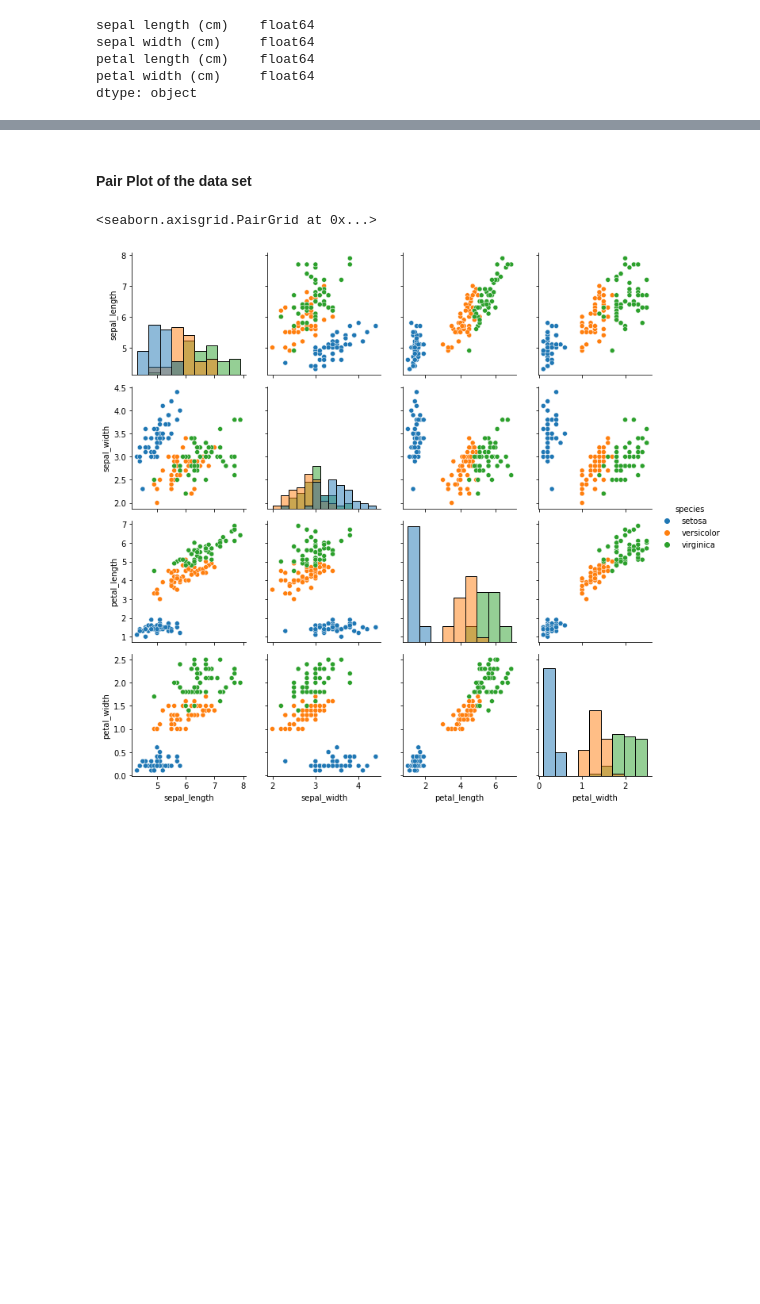
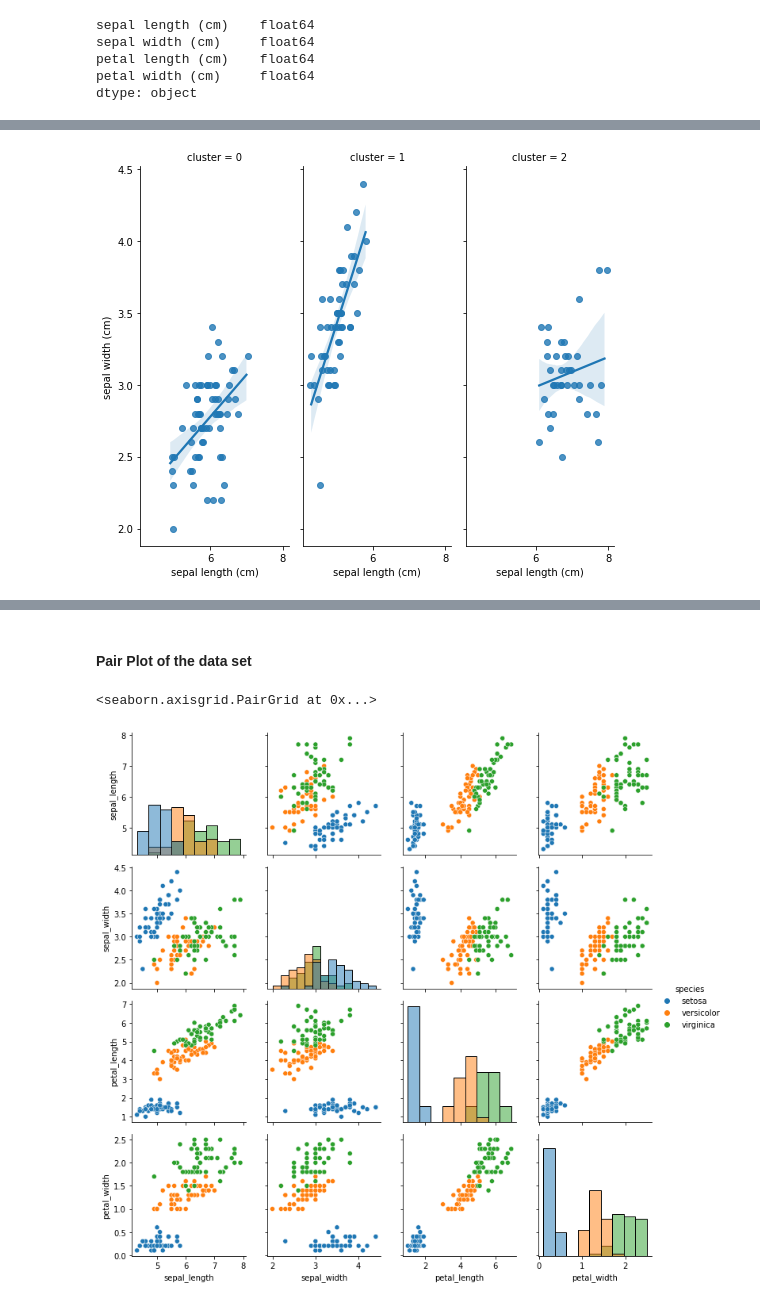
Before and after one commit to neadie/MachineLearningAndStatistics, a Jupyter notebook: tasksmachineLearningandStats.ipynb, the cells around one changed output, grey strips where cells are left out. Drawn from its saved outputs; the diff is of its cells as text; code cells hidden in the pictures; blank space fills up the shorter version.

```diff
--- a/tasksmachineLearningandStats.ipynb
+++ b/tasksmachineLearningandStats.ipynb
@@ -379,0 +430,5 @@ dtype: object
+# %%
+g = sns.lmplot(x="sepal length (cm)", y="sepal width (cm)",  col="cluster",
+               data=df, height=6, aspect=.4, x_jitter=.1)
+# %% [output]
+[figure, added]
```
Also changed, not shown: parts of 39 cells of this notebook, 1 other file.
